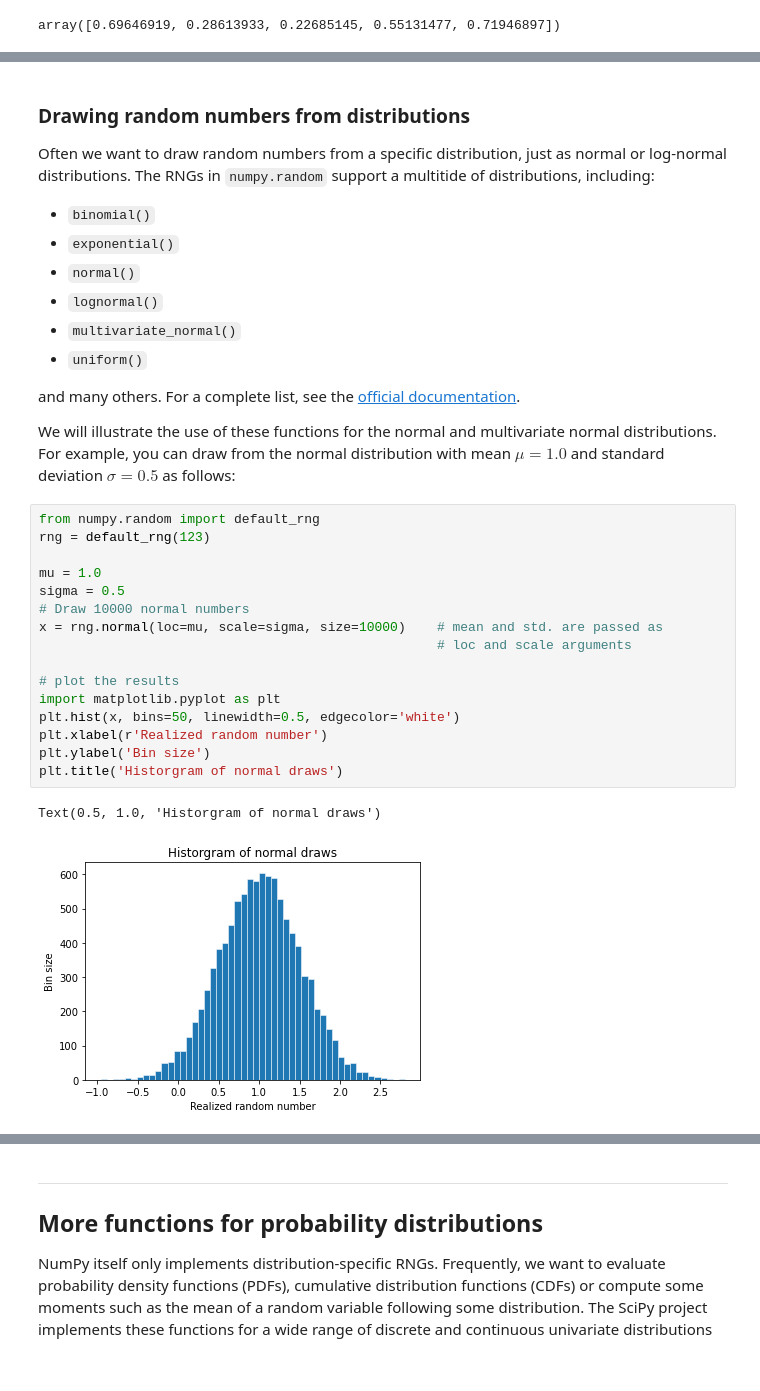
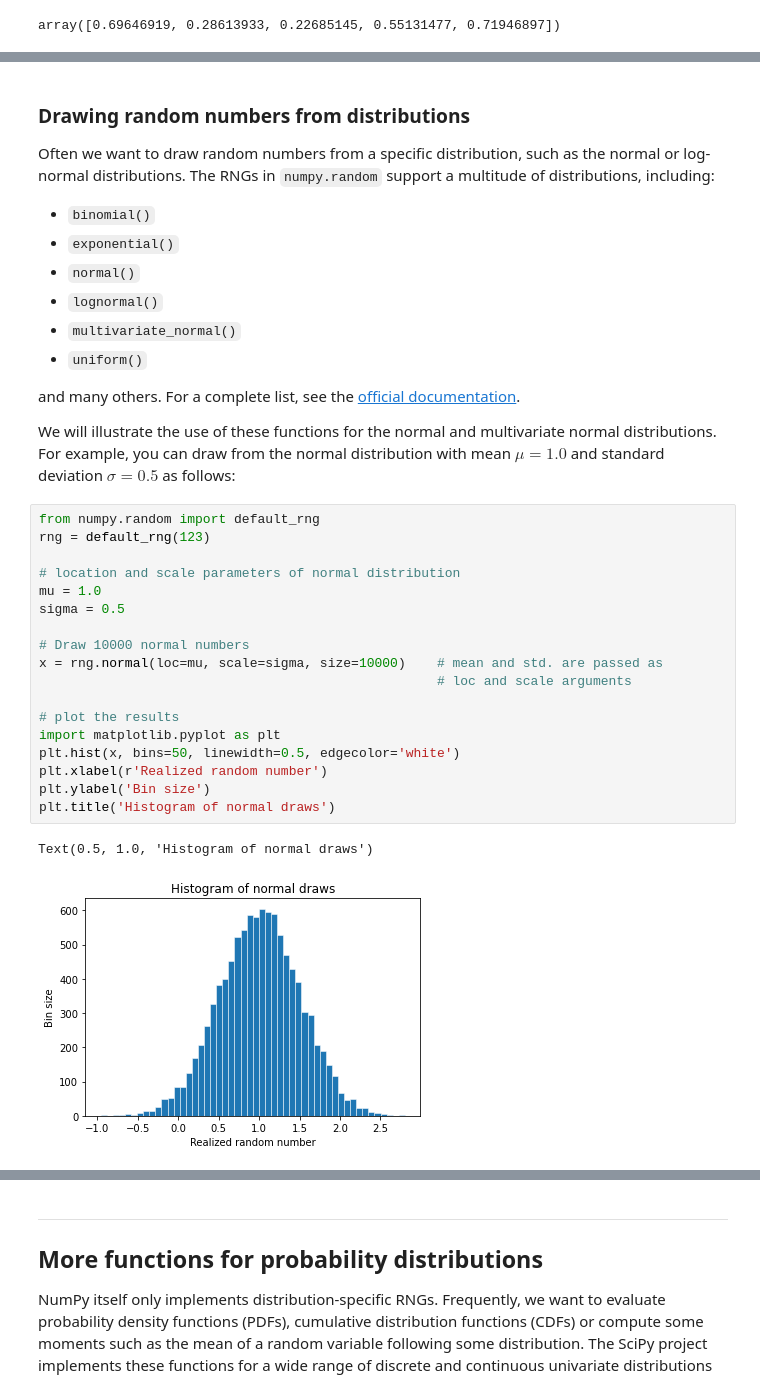
Before and after one commit to richardfoltyn/python-statistics, a Jupyter notebook: lectures/unit7.ipynb, the cells around one changed output, grey strips where cells are left out. Drawn from its saved outputs; the diff is of its cells as text.

```diff
--- a/lectures/unit7.ipynb
+++ b/lectures/unit7.ipynb
@@ -145,8 +153,8 @@ for example by using the `default_rng()` function, as demonstrated above.
 ### Drawing random numbers from distributions
 
 Often we want to draw random numbers from a specific distribution,
-just as normal or log-normal distributions. The RNGs in `numpy.random`
-support a multitide of distributions, including:
+such as the normal or log-normal distributions. The RNGs in `numpy.random`
+support a multitude of distributions, including:
 
 -   `binomial()`
 -   `exponential()`
@@ -164,21 +172,23 @@ $\sigma=0.5$ as follows:
 # %%
 from numpy.random import default_rng
 rng = default_rng(123)
 
+# location and scale parameters of normal distribution
 mu = 1.0
 sigma = 0.5
+
 # Draw 10000 normal numbers
 x = rng.normal(loc=mu, scale=sigma, size=10000)    # mean and std. are passed as
                                                    # loc and scale arguments
 
 # plot the results
 import matplotlib.pyplot as plt
 plt.hist(x, bins=50, linewidth=0.5, edgecolor='white')
 plt.xlabel(r'Realized random number')
 plt.ylabel('Bin size')
-plt.title('Historgram of normal draws')
+plt.title('Histogram of normal draws')
 # %% [output]
-Text(0.5, 1.0, 'Historgram of normal draws')
+Text(0.5, 1.0, 'Histogram of normal draws')
-[figure, old version]
+[figure, new version]
 # %% [markdown]
 To draw from the multivariate normal, we need to specify a vector
```
Also changed, not shown: parts of 23 cells of this notebook.
